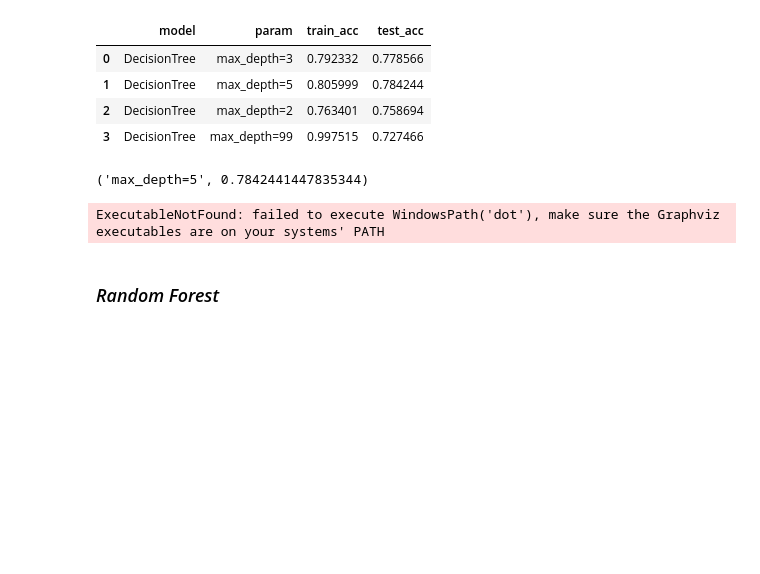
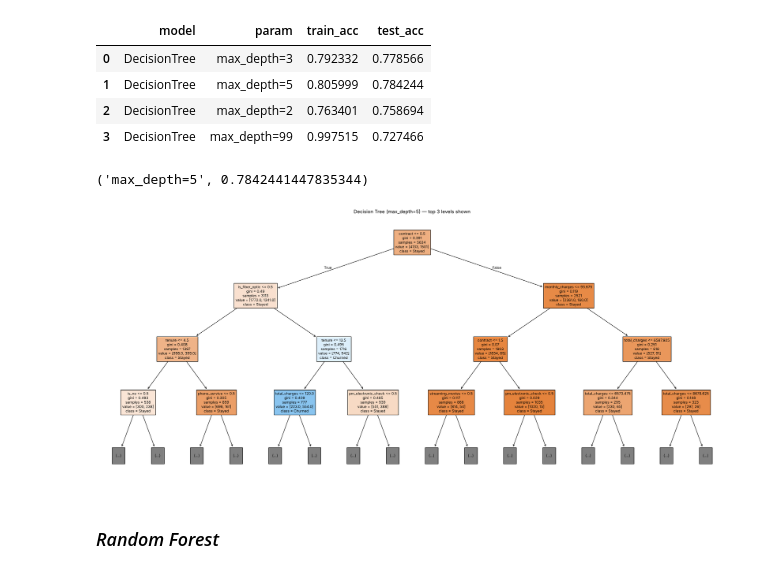
Before and after one commit to barabanovalera1-ui/telecom-churn-prediction, a Jupyter notebook: BigDataProject-Part-A.ipynb, the cells around one changed output. Drawn from its saved outputs; the diff is of its cells as text; code cells hidden in the pictures; blank space fills up the shorter version.

```diff
--- a/BigDataProject-Part-A.ipynb
+++ b/BigDataProject-Part-A.ipynb
@@ -26,7 +20,7 @@ Requirement already satisfied: graphviz in c:\users\lera\anaconda3\lib\site-pack
 # %% [markdown]
 ### *Data Loading*
 # %%
-churn_df = pd.read_csv(r"C:\Users\Lera\Downloads\churn.csv")
+churn_df = pd.read_csv('data/churn.csv')
 churn_df
 # %% [output]
 |  | customerID | gender | SeniorCitizen | Partner | Dependents | tenure | PhoneService | MultipleLines | ... |
@@ -456,13 +450,13 @@ best_dt['param'], best_dt['test_acc']
 # %% [output]
 ('max_depth=5', 0.7842441447835344)
 # %%
-graph = Source(
-    export_graphviz(best_dt['estimator'], feature_names=list(x_train.columns), class_names=['Stayed', 'Churned'],
-                    filled=True,
-                    max_depth=5))
-display(SVG(graph.pipe(format='svg')))
+plt.figure(figsize=(28, 12))
+plot_tree(best_dt['estimator'], feature_names=list(x_train.columns),
+          class_names=['Stayed', 'Churned'], filled=True, max_depth=3, fontsize=9)
+plt.title("Decision Tree (max_depth=5) — top 3 levels shown")
+plt.show()
 # %% [output]
-ExecutableNotFound: failed to execute WindowsPath('dot'), make sure the Graphviz executables are on your systems' PATH
+[figure, added]
 # %% [markdown]
 ### *Random Forest*
 # %%
```
Also changed, not shown: parts of 3 cells of this notebook, 6 other files.
